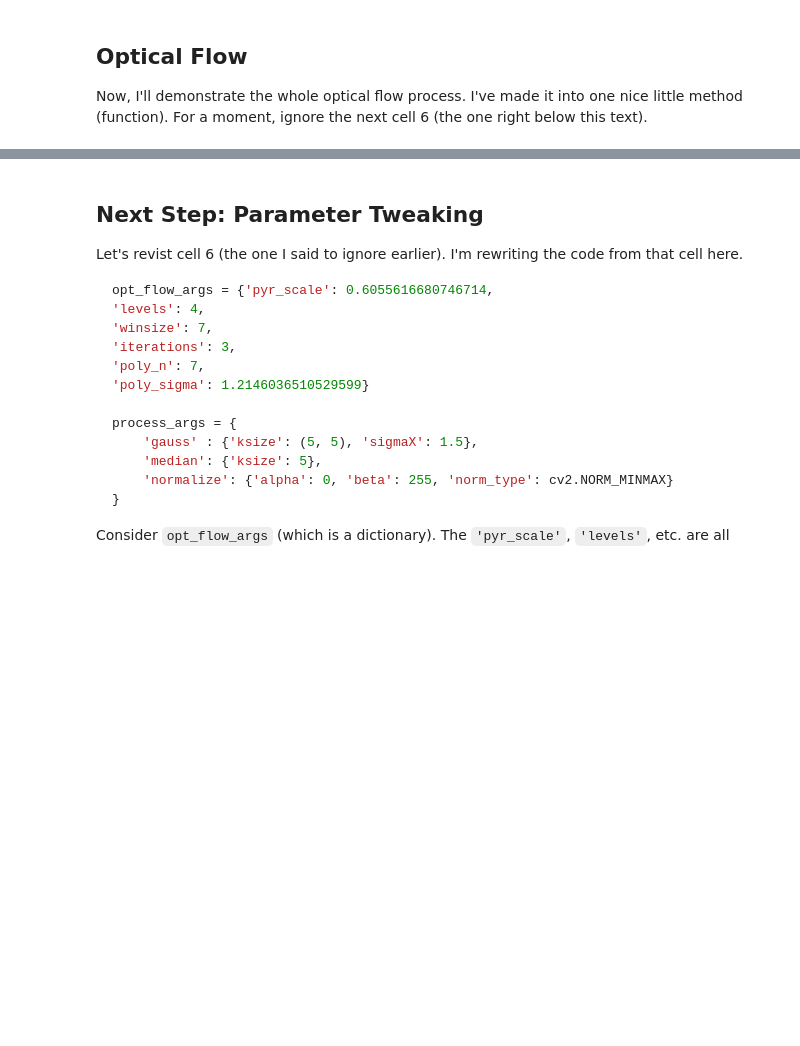
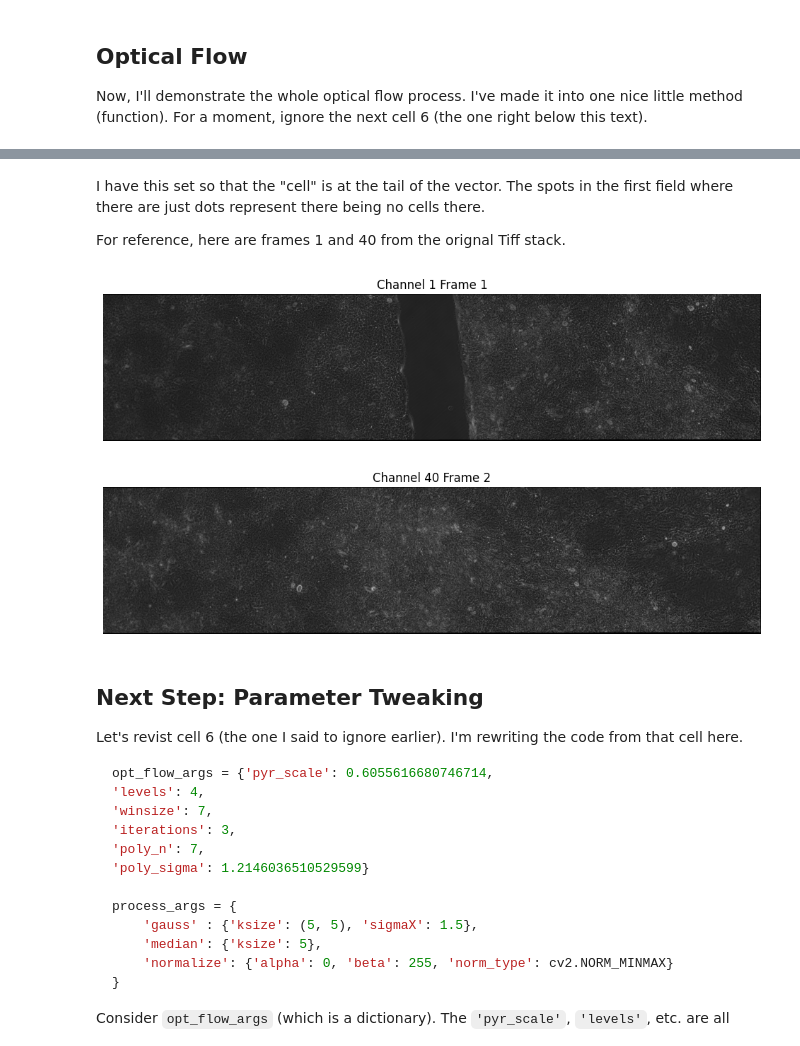
Before and after one commit to ZSR3004/cell2, a Jupyter notebook: example_notebooks/MCF_Rab5a_notebook.ipynb, the cells around one changed output, grey strips where cells are left out. Cells and saved outputs as stored; diff of their text form; code cells hidden in the pictures; blank space fills up the shorter version.

```diff
--- a/example_notebooks/MCF_Rab5a_notebook.ipynb
+++ b/example_notebooks/MCF_Rab5a_notebook.ipynb
@@ -136,3 +177,13 @@ The really nice thing is that from what I can tell, this roughly fits the eyebal
+# %% [markdown]
+I have this set so that the "cell" is at the tail of the vector. The spots in the first field where there are just dots represent there being no cells there.
+
+For reference, here are frames 1 and 40 from the orignal Tiff stack.
+# %%
+show_image(arr[0, 0, :, :], title='Channel 1 Frame 1')
+show_image(arr[40, 0, :, :], title='Channel 40 Frame 2')
+# %% [output]
+[figure, added]
+[figure, added]
 # %% [markdown]
 ## Next Step: Parameter Tweaking
 Let's revist cell 6 (the one I said to ignore earlier). I'm rewriting the code from that cell here.
```
Also changed, not shown: parts of 10 cells of this notebook.
